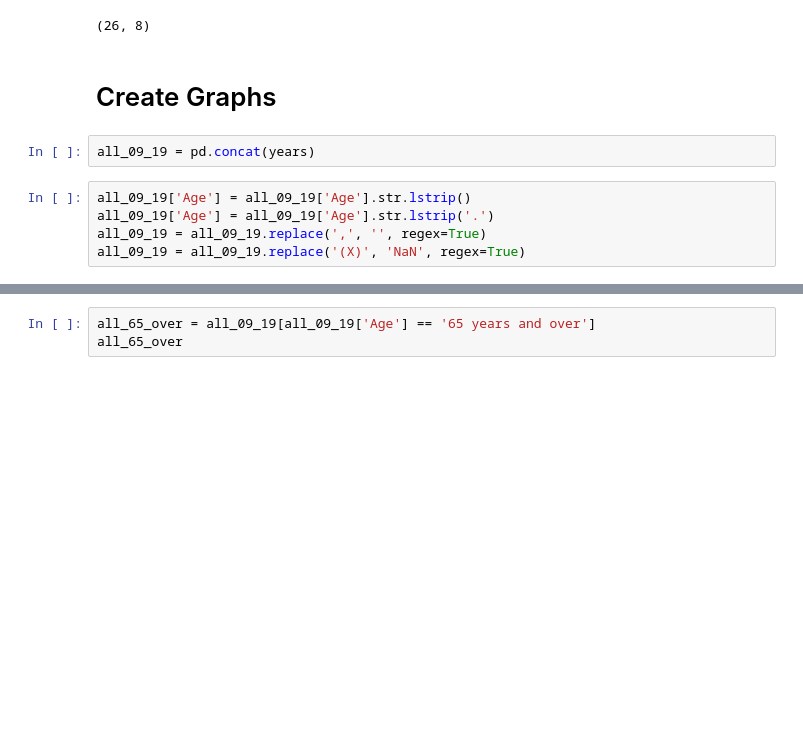
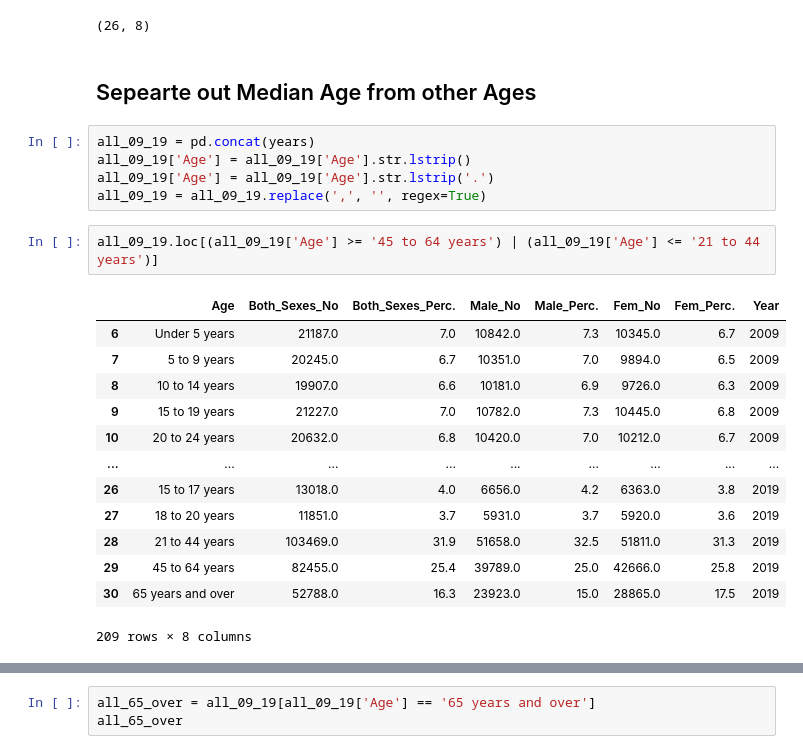
Before and after one commit to oimartin/Older-and-Wiser, a Jupyter notebook: gender_data_US_Census.ipynb, the cells around one changed output, grey strips where cells are left out. Saved outputs shown, nothing was run; the diff lists cells and outputs as text; blank space fills up the shorter version.

```diff
--- a/gender_data_US_Census.ipynb
+++ b/gender_data_US_Census.ipynb
@@ -69,12 +84,26 @@ for year in years:
 (26, 8)
 (26, 8)
 (26, 8)
-# %% [markdown]
-# Create Graphs
-# %%
-all_09_19 = pd.concat(years)
+# %% [markdown]
+## Sepearte out Median Age from other Ages
 # %%
+all_09_19 = pd.concat(years)
 all_09_19['Age'] = all_09_19['Age'].str.lstrip()
 all_09_19['Age'] = all_09_19['Age'].str.lstrip('.')
 all_09_19 = all_09_19.replace(',', '', regex=True)
-all_09_19 = all_09_19.replace('(X)', 'NaN', regex=True)
+# %%
+all_09_19.loc[(all_09_19['Age'] >= '45 to 64 years') | (all_09_19['Age'] <= '21 to 44 years')]
+# %% [output]
+|  | Age | Both_Sexes_No | Both_Sexes_Perc. | Male_No | Male_Perc. | Fem_No | Fem_Perc. | Year |
+| 6 | Under 5 years | 21187.0 | 7.0 | 10842.0 | 7.3 | 10345.0 | 6.7 | 2009 |
+| 7 | 5 to 9 years | 20245.0 | 6.7 | 10351.0 | 7.0 | 9894.0 | 6.5 | 2009 |
+| 8 | 10 to 14 years | 19907.0 | 6.6 | 10181.0 | 6.9 | 9726.0 | 6.3 | 2009 |
+| 9 | 15 to 19 years | 21227.0 | 7.0 | 10782.0 | 7.3 | 10445.0 | 6.8 | 2009 |
+| 10 | 20 to 24 years | 20632.0 | 6.8 | 10420.0 | 7.0 | 10212.0 | 6.7 | 2009 |
+| ... | ... | ... | ... | ... | ... | ... | ... | ... |
+| 26 | 15 to 17 years | 13018.0 | 4.0 | 6656.0 | 4.2 | 6363.0 | 3.8 | 2019 |
+| 27 | 18 to 20 years | 11851.0 | 3.7 | 5931.0 | 3.7 | 5920.0 | 3.6 | 2019 |
+| 28 | 21 to 44 years | 103469.0 | 31.9 | 51658.0 | 32.5 | 51811.0 | 31.3 | 2019 |
+| 29 | 45 to 64 years | 82455.0 | 25.4 | 39789.0 | 25.0 | 42666.0 | 25.8 | 2019 |
+| 30 | 65 years and over | 52788.0 | 16.3 | 23923.0 | 15.0 | 28865.0 | 17.5 | 2019 |
+209 rows × 8 columns
```
Also changed, not shown: parts of 14 cells of this notebook.
